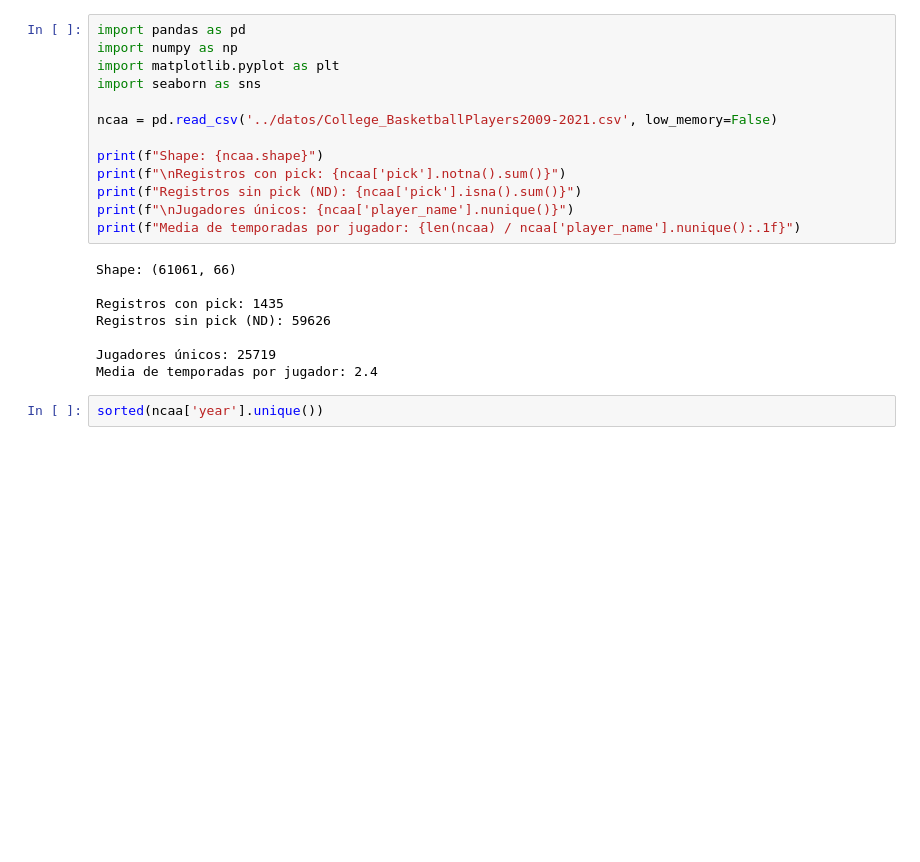
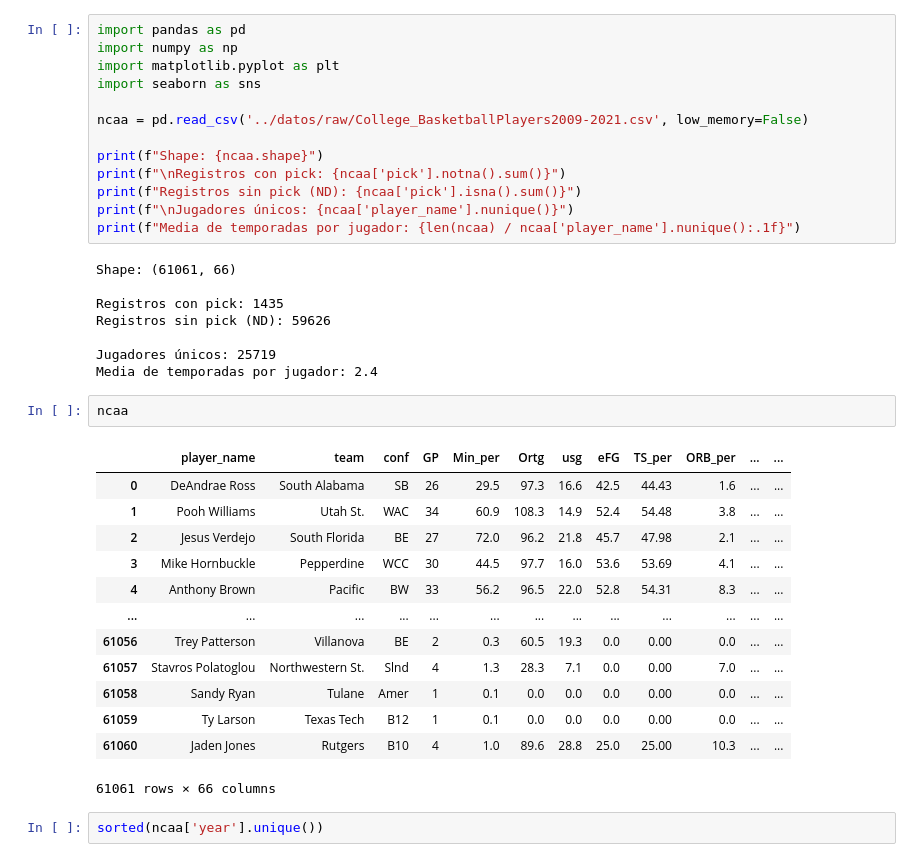
Before and after one commit to RobertoCantero82/nba-draft-2026-prediccion, a Jupyter notebook: notebooks/EDA.ipynb, the cells around one changed output. Drawn from its saved outputs; the diff is of its cells as text; blank space fills up the shorter version.

```diff
--- a/notebooks/EDA.ipynb
+++ b/notebooks/EDA.ipynb
@@ -6,7 +6,7 @@ import numpy as np
 import matplotlib.pyplot as plt
 import seaborn as sns
 
-ncaa = pd.read_csv('../datos/College_BasketballPlayers2009-2021.csv', low_memory=False)
+ncaa = pd.read_csv('../datos/raw/College_BasketballPlayers2009-2021.csv', low_memory=False)
 
 print(f"Shape: {ncaa.shape}")
 print(f"\nRegistros con pick: {ncaa['pick'].notna().sum()}")
@@ -21,6 +21,22 @@ Registros sin pick (ND): 59626
 
 Jugadores únicos: 25719
 Media de temporadas por jugador: 2.4
+# %%
+ncaa
+# %% [output]
+|  | player_name | team | conf | GP | Min_per | Ortg | usg | eFG | TS_per | ORB_per | ... | ... |
+| 0 | DeAndrae Ross | South Alabama | SB | 26 | 29.5 | 97.3 | 16.6 | 42.5 | 44.43 | 1.6 | ... | ... |
+| 1 | Pooh Williams | Utah St. | WAC | 34 | 60.9 | 108.3 | 14.9 | 52.4 | 54.48 | 3.8 | ... | ... |
+| 2 | Jesus Verdejo | South Florida | BE | 27 | 72.0 | 96.2 | 21.8 | 45.7 | 47.98 | 2.1 | ... | ... |
+| 3 | Mike Hornbuckle | Pepperdine | WCC | 30 | 44.5 | 97.7 | 16.0 | 53.6 | 53.69 | 4.1 | ... | ... |
+| 4 | Anthony Brown | Pacific | BW | 33 | 56.2 | 96.5 | 22.0 | 52.8 | 54.31 | 8.3 | ... | ... |
+| ... | ... | ... | ... | ... | ... | ... | ... | ... | ... | ... | ... | ... |
+| 61056 | Trey Patterson | Villanova | BE | 2 | 0.3 | 60.5 | 19.3 | 0.0 | 0.00 | 0.0 | ... | ... |
+| 61057 | Stavros Polatoglou | Northwestern St. | Slnd | 4 | 1.3 | 28.3 | 7.1 | 0.0 | 0.00 | 7.0 | ... | ... |
+| 61058 | Sandy Ryan | Tulane | Amer | 1 | 0.1 | 0.0 | 0.0 | 0.0 | 0.00 | 0.0 | ... | ... |
+| 61059 | Ty Larson | Texas Tech | B12 | 1 | 0.1 | 0.0 | 0.0 | 0.0 | 0.00 | 0.0 | ... | ... |
+| 61060 | Jaden Jones | Rutgers | B10 | 4 | 1.0 | 89.6 | 28.8 | 25.0 | 25.00 | 10.3 | ... | ... |
+61061 rows × 66 columns
 # %%
 sorted(ncaa['year'].unique())
 # %% [output]
```
Also changed, not shown: 3 other files.
